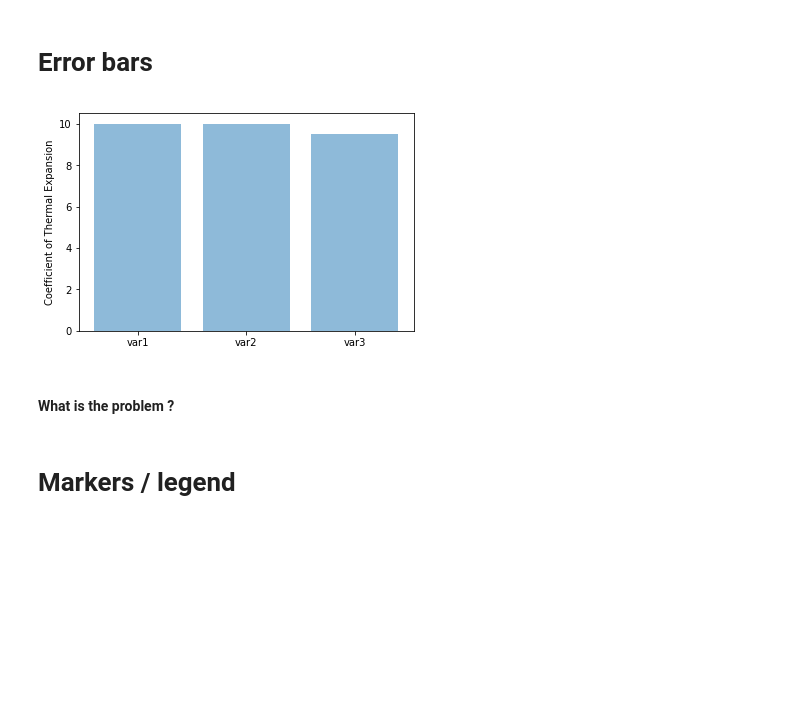
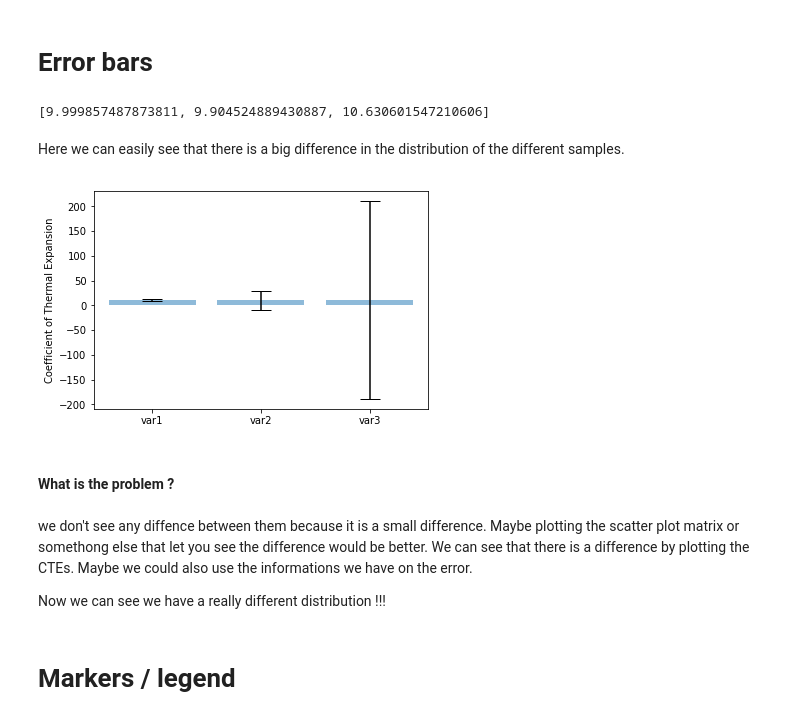
Before and after one commit to CeliaBenquet/2019, a Jupyter notebook: Tutorials/03 - Data Visualization/ADA - Intro to Viz.ipynb, the cells around one changed output. Saved outputs shown, nothing was run; the diff lists cells and outputs as text; code cells hidden in the pictures; blank space fills up the shorter version.

```diff
--- a/Tutorials/03 - Data Visualization/ADA - Intro to Viz.ipynb
+++ b/Tutorials/03 - Data Visualization/ADA - Intro to Viz.ipynb
@@ -56,3 +58,7 @@ labels = ['var1', 'var2', 'var3']
 x_pos  = np.arange(len(labels))
 CTEs   = [var1_mean, var2_mean, var3_mean]
 error  = [var1_std*2, var2_std*2, var3_std*2]
+# %%
+CTEs
+# %% [output]
+[9.999857487873811, 9.904524889430887, 10.630601547210606]
@@ -59,14 +67,17 @@ error  = [var1_std*2, var2_std*2, var3_std*2]
+# %% [markdown]
+Here we can easily see that there is a big difference in the distribution of the different samples.
 # %%
 plt.bar(x_pos, CTEs,
+       yerr=error,
        align='center',
        alpha=0.5,
        ecolor='black',
        capsize=10,
        tick_label=labels)
 
 plt.ylabel('Coefficient of Thermal Expansion')
 _ = plt.xticks(x_pos)
 # %% [output]
-[figure, old version]
+[figure, new version]
 # %% [markdown]
 #### What is the problem ?
@@ -75,3 +84,7 @@ _ = plt.xticks(x_pos)
+# %% [markdown]
+we don't see any diffence between them because it is a small difference. Maybe plotting the scatter plot matrix or somethong else that let you see the difference would be better. We can see that there is a difference by plotting the CTEs. Maybe we could also use the informations we have on the error.
+
+Now we can see we have a really different distribution !!!
 # %% [markdown]
 # Markers / legend
 # %%
```
Also changed, not shown: parts of 12 cells of this notebook.
